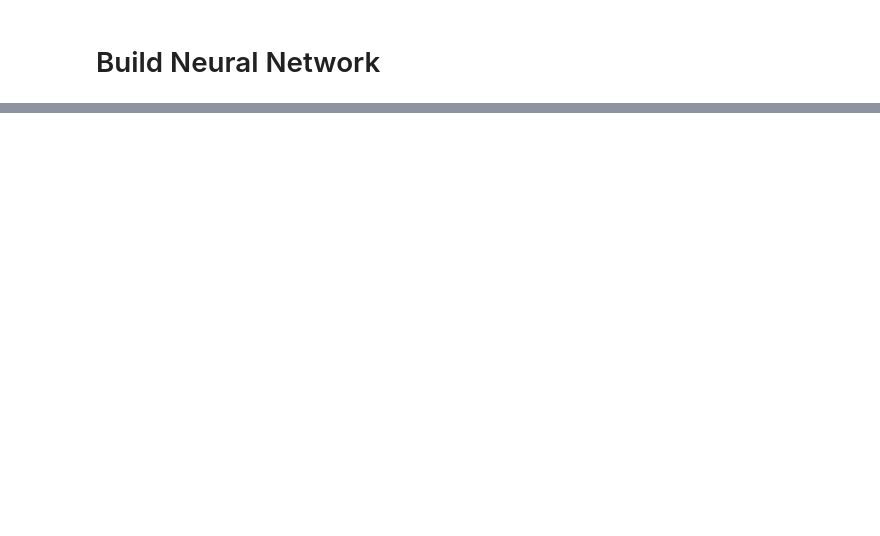
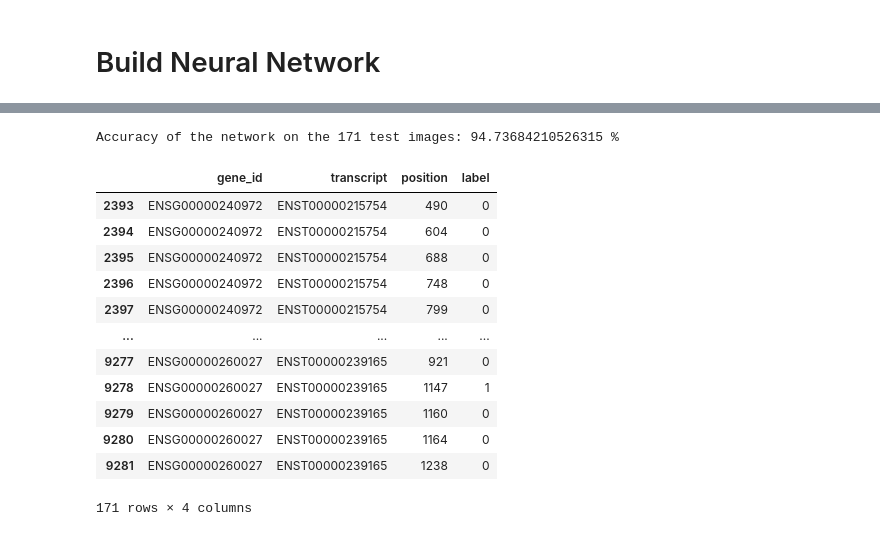
Before and after one commit to g4ryy/DSA4262-frontasticfour, a Jupyter notebook: notebooks/m6Anet pytorch trial.ipynb, the cells around one changed output, grey strips where cells are left out. Saved outputs shown, nothing was run; the diff lists cells and outputs as text; code cells hidden in the pictures; blank space fills up the shorter version.

```diff
--- a/notebooks/m6Anet pytorch trial.ipynb
+++ b/notebooks/m6Anet pytorch trial.ipynb
@@ -135,3 +135,4 @@ pathname="/Users/carelchay/Desktop/School/Modules/DSA4262/Project 2/DSA4262-fron
 if pathname not in sys.path:
     sys.path.append(pathname)
 path_to_data = "/Users/carelchay/Desktop/School/Modules/DSA4262/Project 2/data/data.json"
+path_to_labels = "/Users/carelchay/Desktop/School/Modules/DSA4262/Project 2/data/data.info"
@@ -157,0 +145,7 @@ df.head()
+# %%
+import getData as gd
+getData = gd.getData(path_to_data=path_to_data, path_to_labels=path_to_labels)
+label_df = getData.get_labels()
+# %%
+# With train - test split
+train_genes = prepD.splitdata(label_df = label_df)
@@ -157,0 +158,4 @@ df.head()
+# %%
+testData = prepD.prepData(train_genes=train_genes, train_set=False,
+                          path_to_data=path_to_data, path_to_labels=path_to_labels,
+                         num_entries=10000)
@@ -257,0 +342,52 @@ optimizer = torch.optim.Adam(model.parameters(), lr=learning_rate)
+# %%
+# Probability Threshold for M6A modification
+threshold = 0.8
+
+# Store prediction scores
+results_scores = torch.tensor([])
+# Store Prediction Classes
+results_class = torch.tensor([])
+
+# Test the model: we don't need to compute gradients
+with torch.no_grad():
+    n_correct = 0
+    n_samples = 0
+
+    for features, labels in test_dataLoader:
+        # Flatten labels
+        labels = labels.flatten().float()
+
+        # Obtain prediction probabilities
+        y_predict = model(features)
+        # Store Predicted probabilities
+        results_scores = torch.concat([results_scores, y_predict])
+        # Convert to classification based on threshold
+        y_predict = (y_predict>threshold).float()
+        # Store Predicted classes
+        results_class = torch.concat([results_class, y_predict])
+
+        # No. of correct predictions
+        n_correct += (y_predict==labels).sum().item()
+        n_samples += len(labels)
+
+    acc = n_correct / n_samples
+    print(f'Accuracy of the network on the {n_samples} test images: {100*acc} %')
+# %% [output]
+Accuracy of the network on the 171 test images: 94.73684210526315 %
+# %%
+q = testData.df[['gene_id', 'transcript', 'position', 'label']].copy()
+q
+# %% [output]
+|  | gene_id | transcript | position | label |
+| 2393 | ENSG00000240972 | ENST00000215754 | 490 | 0 |
+| 2394 | ENSG00000240972 | ENST00000215754 | 604 | 0 |
+| 2395 | ENSG00000240972 | ENST00000215754 | 688 | 0 |
+| 2396 | ENSG00000240972 | ENST00000215754 | 748 | 0 |
+| 2397 | ENSG00000240972 | ENST00000215754 | 799 | 0 |
+| ... | ... | ... | ... | ... |
+| 9277 | ENSG00000260027 | ENST00000239165 | 921 | 0 |
+| 9278 | ENSG00000260027 | ENST00000239165 | 1147 | 1 |
+| 9279 | ENSG00000260027 | ENST00000239165 | 1160 | 0 |
+| 9280 | ENSG00000260027 | ENST00000239165 | 1164 | 0 |
+| 9281 | ENSG00000260027 | ENST00000239165 | 1238 | 0 |
+171 rows × 4 columns
```
Also changed, not shown: parts of 50 cells of this notebook, 13 other files.
